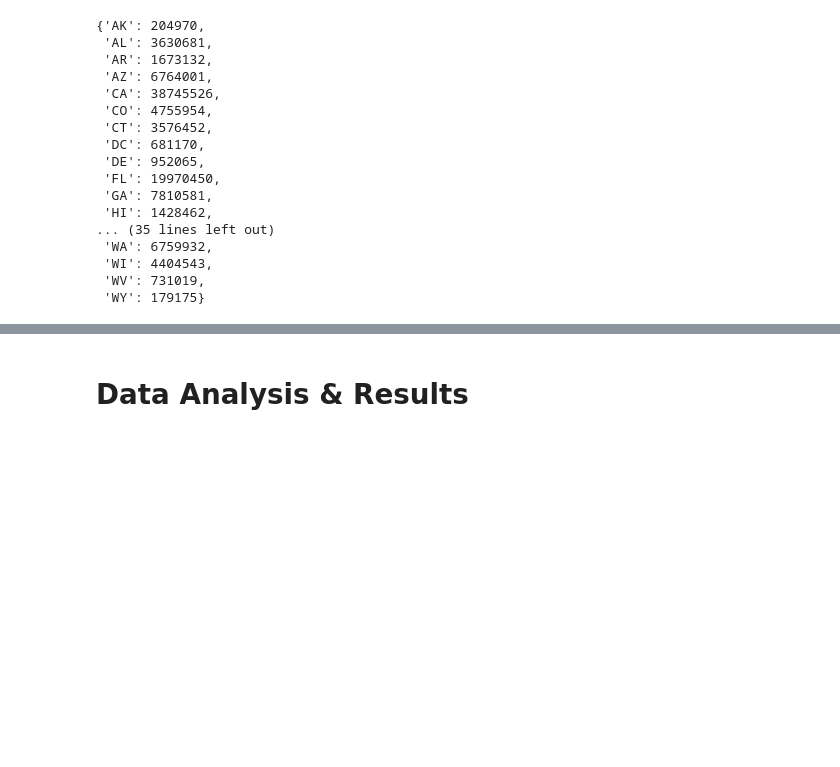
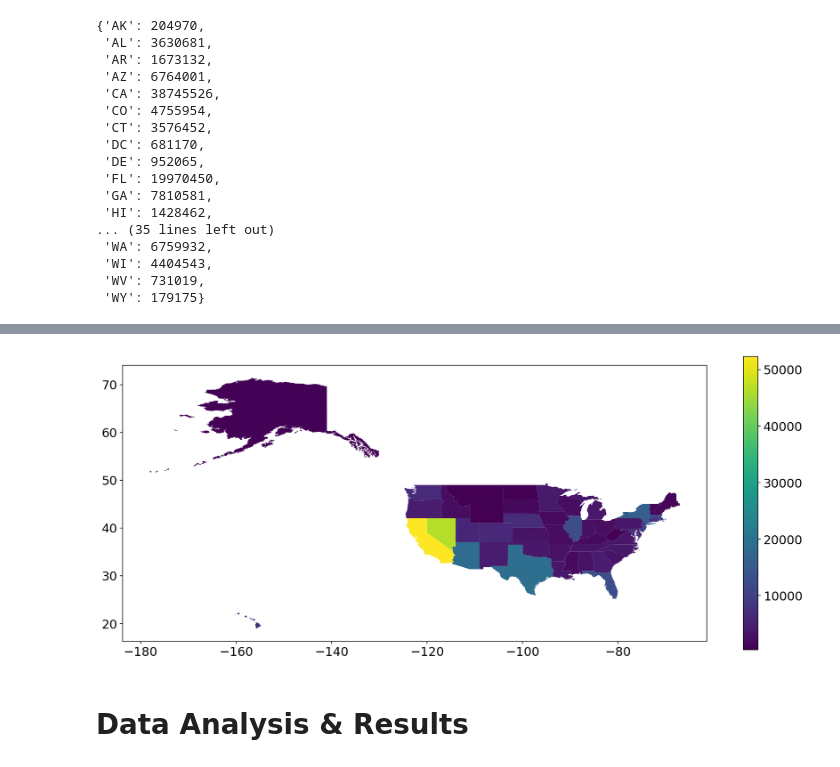
Before and after one commit to jij106/Projects, a Jupyter notebook: FinalProject.ipynb, the cells around one changed output, grey strips where cells are left out. Drawn from its saved outputs; the diff is of its cells as text; code cells hidden in the pictures; blank space fills up the shorter version.

```diff
--- a/FinalProject.ipynb
+++ b/FinalProject.ipynb
@@ -373,0 +409,23 @@ regionMap = {('WA', 'OR', 'ID', 'MT', 'WY', 'CA', 'NV', 'UT', 'CO', 'AZ', 'NM',
+# %%
+import pandas as pd
+import geopandas as gpd
+import numpy as np
+
+import matplotlib.pyplot as plt
+plt.rcParams['figure.figsize'] = (17, 5)
+plt.rcParams.update({'font.size': 16})
+from mpl_toolkits.axes_grid1 import make_axes_locatable
+import seaborn as sns
+
+import shapely.geometry as shp
+
+import sklearn.neighbors as skn
+import sklearn.metrics as skm
+
+pd.options.display.max_rows = 10
+
+#improve resolution
+#comment this line if erroring on your machine/screen
+%config InlineBackend.figure_format ='retina'
+# %%
+usa=gpd.read_file('New_group_by_state.csv')
@@ -373,0 +441,7 @@ regionMap = {('WA', 'OR', 'ID', 'MT', 'WY', 'CA', 'NV', 'UT', 'CO', 'AZ', 'NM',
+# %%
+usa = usa.drop(labels=['geometry'], axis=1)
+# %%
+shapes = gpd.read_file('states.shp')
+shapes = shapes[['STATE_NAME', 'geometry']]
+new_df = pd.merge(usa, shapes, on='STATE_NAME', how='outer')
+new_df.head()
@@ -374,3 +457,13 @@ regionMap = {('WA', 'OR', 'ID', 'MT', 'WY', 'CA', 'NV', 'UT', 'CO', 'AZ', 'NM',
+# %%
+fig, ax = plt.subplots(1, 1, figsize=(17, 7))
+divider = make_axes_locatable(ax)
+new_df.plot(column='avg(P_below_middle_school)', ax=ax, legend=True);
+#new_df[new_df['avg(P_below_middle_school)'] < 5000
+
+
+new_df['avg(P_below_middle_school)'] =  pd.to_numeric(new_df['avg(P_below_middle_school)'])
+# %% [output]
+[figure, added]
 # %% [markdown]
 # Data Analysis & Results
 # %% [markdown]
```
Also changed, not shown: parts of 7 cells of this notebook.
